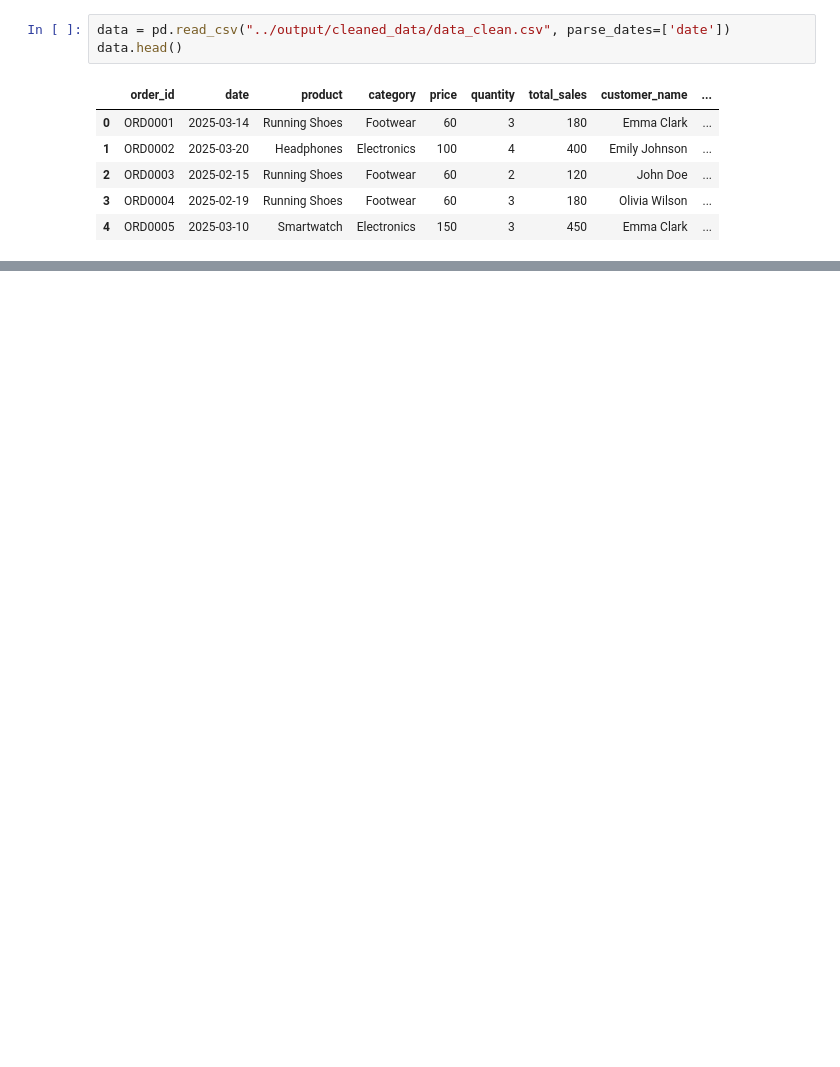
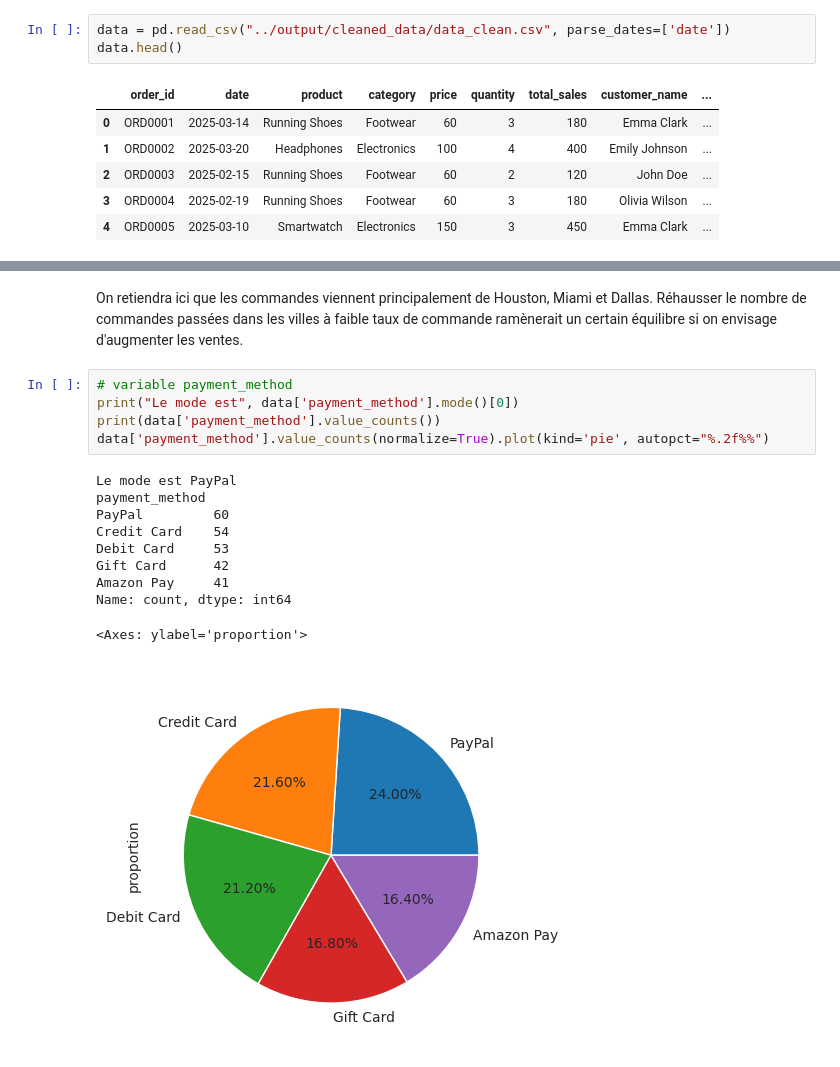
Before and after one commit to chanwinharold/Amazon_Sales, a Jupyter notebook: notebooks/02_exploratory_analysis.ipynb, the cells around one changed output, grey strips where cells are left out. Drawn from its saved outputs; the diff is of its cells as text; blank space fills up the shorter version.

```diff
--- a/notebooks/02_exploratory_analysis.ipynb
+++ b/notebooks/02_exploratory_analysis.ipynb
@@ -18,0 +86,18 @@ data.head()
+# %% [markdown]
+On retiendra ici que les commandes viennent principalement de Houston, Miami et Dallas. Réhausser le nombre de commandes passées dans les villes à faible taux de commande ramènerait un certain équilibre si on envisage d'augmenter les ventes.
+# %%
+# variable payment_method
+print("Le mode est", data['payment_method'].mode()[0])
+print(data['payment_method'].value_counts())
+data['payment_method'].value_counts(normalize=True).plot(kind='pie', autopct="%.2f%%")
+# %% [output]
+Le mode est PayPal
+payment_method
+PayPal         60
+Credit Card    54
+Debit Card     53
+Gift Card      42
+Amazon Pay     41
+Name: count, dtype: int64
+<Axes: ylabel='proportion'>
+[figure, added]
```
Also changed, not shown: parts of 18 cells of this notebook.
